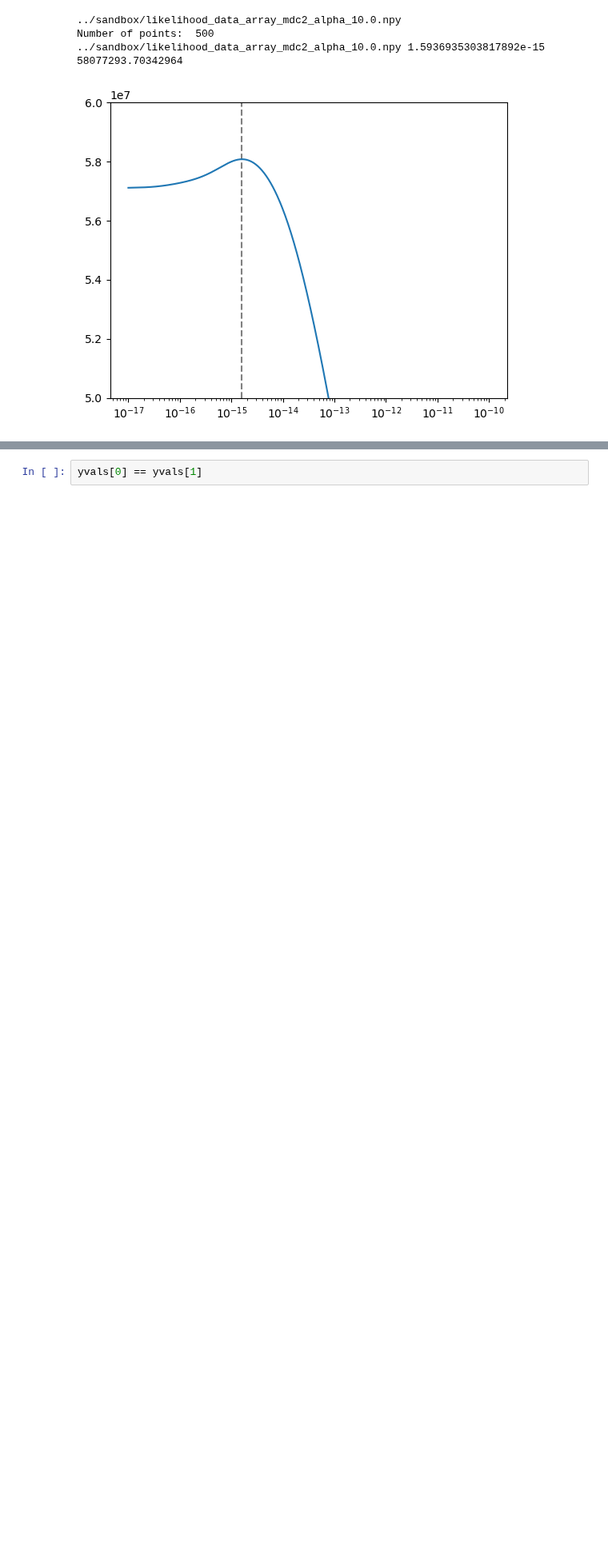
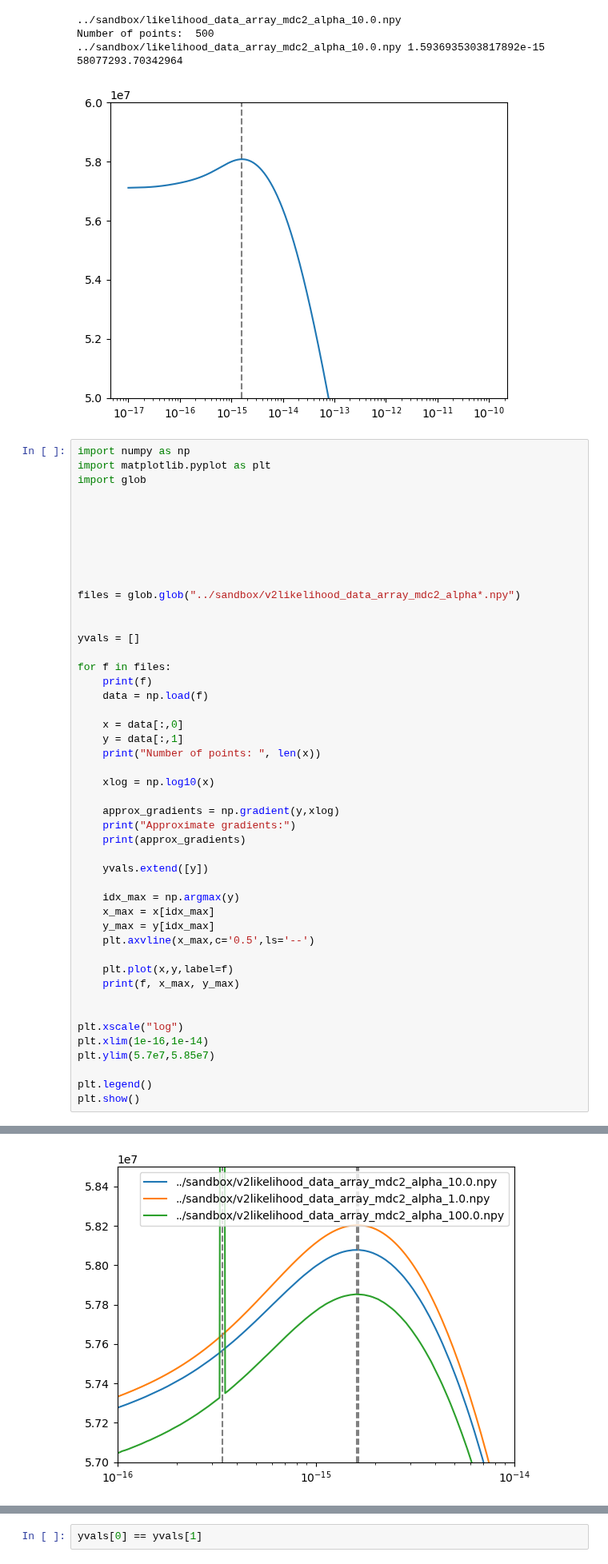
Before and after one commit to tomkimpson/Argus, a Jupyter notebook: notebooks/12.plot_likelihood_curves.ipynb, the cells around one changed output, grey strips where cells are left out. Shown at 80% size. Drawn from its saved outputs; the diff is of its cells as text; blank space fills up the shorter version.

```diff
--- a/notebooks/12.plot_likelihood_curves.ipynb
+++ b/notebooks/12.plot_likelihood_curves.ipynb
@@ -219,3 +227,51 @@ plt.show()
 Number of points:  500
 ../sandbox/likelihood_data_array_mdc2_alpha_10.0.npy 1.5936935303817892e-15 58077293.70342964
 [figure]
+# %%
+import numpy as np
+import matplotlib.pyplot as plt
+import glob
+
+
+
+
+
+
+
+files = glob.glob("../sandbox/v2likelihood_data_array_mdc2_alpha*.npy")
+
+
+yvals = []
+
+for f in files:
+    print(f)
+    data = np.load(f)
+
+    x = data[:,0]
+    y = data[:,1]
+    print("Number of points: ", len(x))
+
+    xlog = np.log10(x)
+
+    approx_gradients = np.gradient(y,xlog)
+    print("Approximate gradients:")
+    print(approx_gradients)
+
+    yvals.extend([y])
+
+    idx_max = np.argmax(y)
+    x_max = x[idx_max]
+    y_max = y[idx_max]
+    plt.axvline(x_max,c='0.5',ls='--')
+
+    plt.plot(x,y,label=f)
+    print(f, x_max, y_max)
+
+
+plt.xscale("log")
+plt.xlim(1e-16,1e-14)
+plt.ylim(5.7e7,5.85e7)
+
+plt.legend()
+plt.show()
+# %% [output]
@@ -222 +295,2 @@ Number of points:  500
+[figure, added]
 # %%
```
Also changed, not shown: parts of 4 cells of this notebook, 26 other files.
